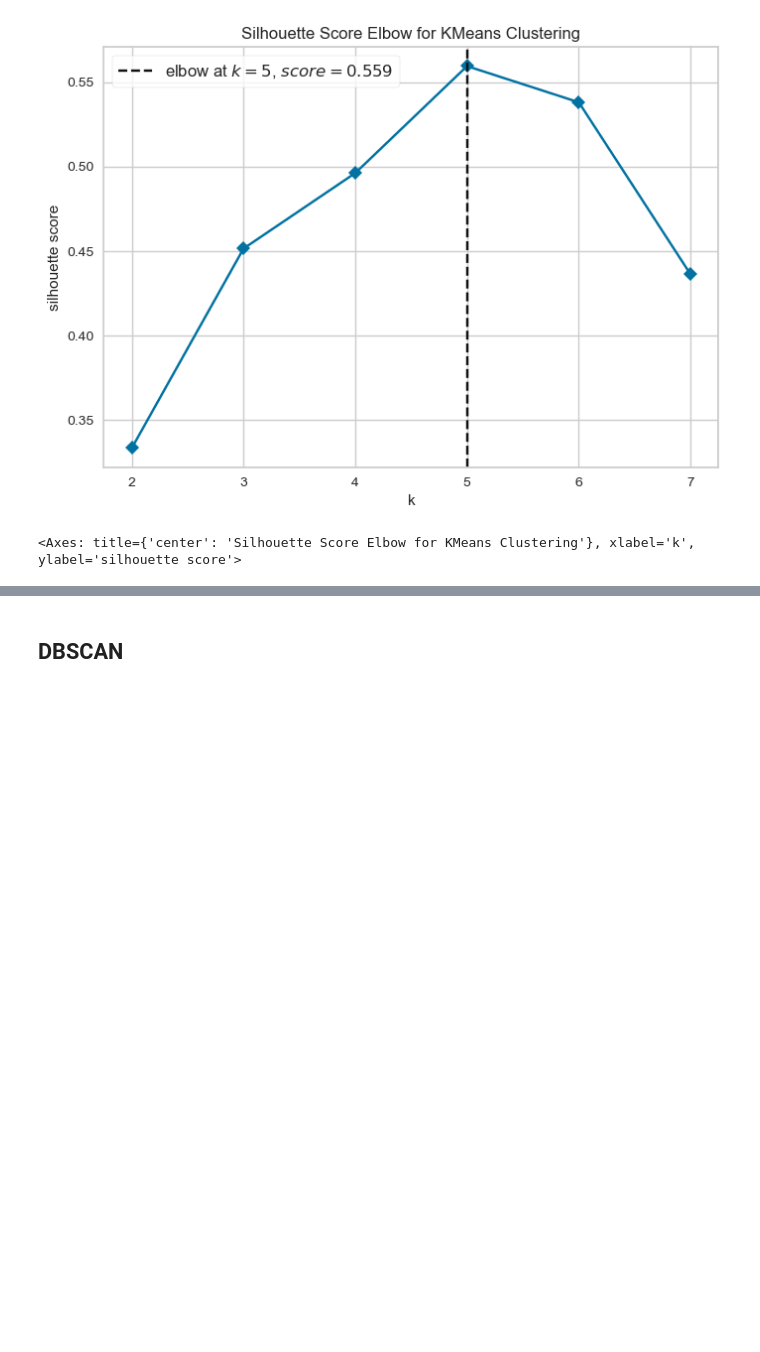
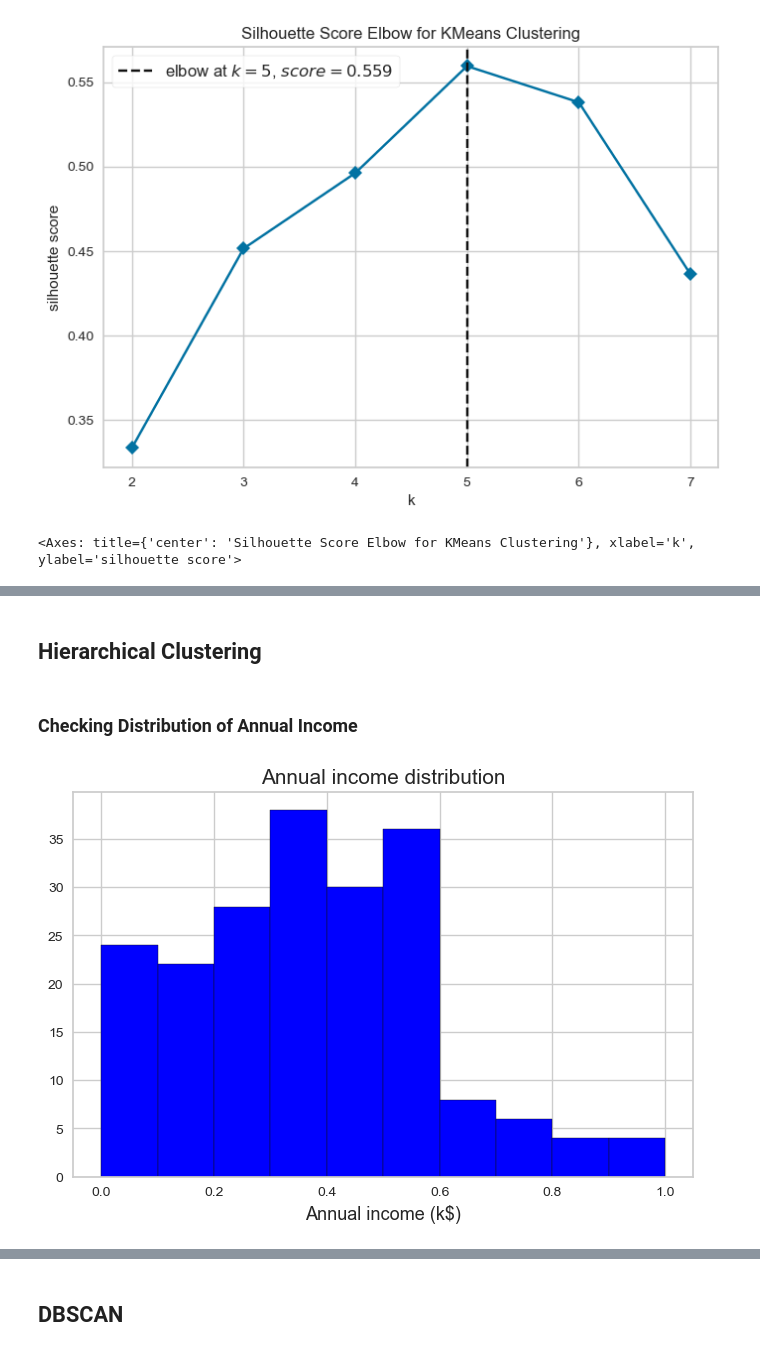
Before and after one commit to FahmaZuaf/Proses_Clustering, a Jupyter notebook: Proses Clustering.ipynb, the cells around one changed output, grey strips where cells are left out. Drawn from its saved outputs; the diff is of its cells as text; code cells hidden in the pictures; blank space fills up the shorter version.

```diff
--- a/Proses Clustering.ipynb
+++ b/Proses Clustering.ipynb
@@ -148,25 +127,13 @@ visualizer.poof()
 [figure]
 <Axes: title={'center': 'Silhouette Score Elbow for KMeans Clustering'}, xlabel='k', ylabel='silhouette score'>
 # %%
-from sklearn.cluster import KMeans
-
-# Standardize the features
-scaler = StandardScaler()
-features_scaled = scaler.fit_transform(features)
-
-# Perform K-means clustering
-kmeans = KMeans(n_clusters=5, random_state=42)
-kmeans.fit(features_scaled)
-
-# Add cluster labels to the original dataframe
-df['Cluster'] = kmeans.labels_
-
-# Visualize the clusters
-plt.figure(figsize=(10, 7))
-sns.scatterplot(x=features['Annual Income (k$)'], y=features['Spending Score (1-100)'], hue=df['Cluster'], palette='viridis')
-plt.title('K-means Clustering')
-plt.xlabel('Annual Income (k$)')
-plt.ylabel('Spending Score (1-100)')
-plt.legend(title='Cluster')
-plt.show()
+numerics = df[['Annual Income (k$)','Spending Score (1-100)']]
+from sklearn.preprocessing import MinMaxScaler
+scaler = MinMaxScaler()
+for i in numerics:
+        scaler.fit(df[[i]])
+        df[i] = scaler.transform(df[[i]])
+km = KMeans(n_clusters=5)
+y_predicted = km.fit_predict(df[['Annual Income (k$)', 'Spending Score (1-100)']])
+y_predicted
 # %% [output]
@@ -173,0 +193,13 @@ plt.show()
+# %% [markdown]
+## Hierarchical Clustering
+# %% [markdown]
+### Checking Distribution of Annual Income
+# %%
+plt.figure(figsize=(8,5))
+plt.title("Annual income distribution",fontsize=15)
+plt.xlabel ("Annual income (k$)",fontsize=13)
+plt.grid(True)
+plt.hist(df['Annual Income (k$)'],color='blue',edgecolor='k')
+plt.show()
+# %% [output]
+[figure, added]
```
Also changed, not shown: parts of 17 cells of this notebook.
